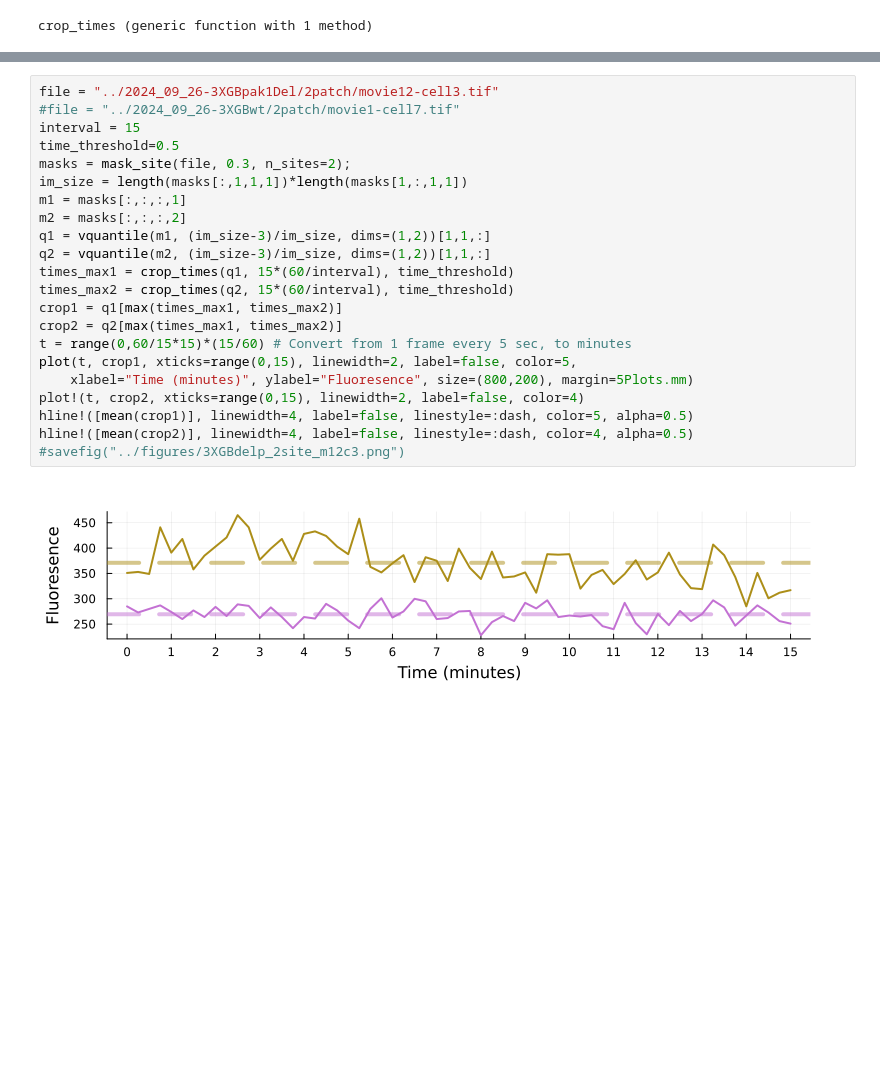
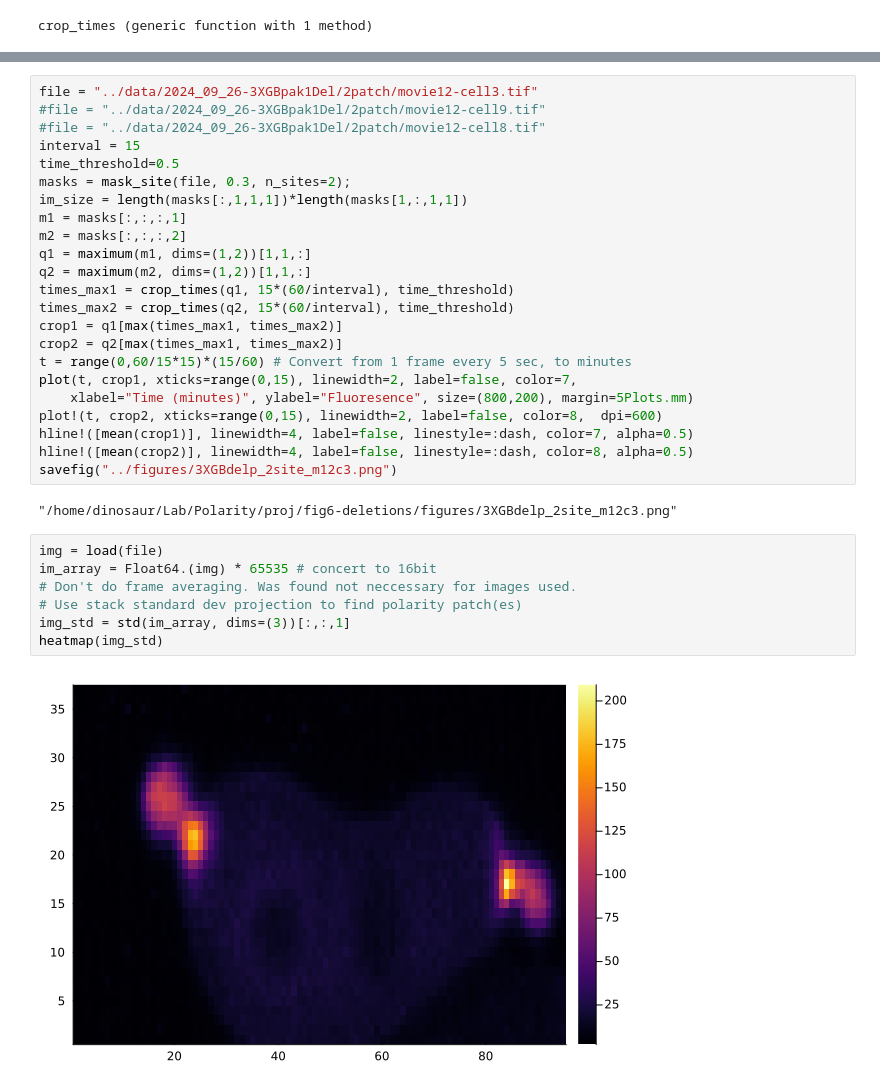
Before and after one commit to crockeraw/PolarityProject, a Jupyter notebook: proj/fig6-deletions/notebooks/Untitled-1.ipynb, the cells around one changed output, grey strips where cells are left out. Cells and saved outputs as stored; diff of their text form; blank space fills up the shorter version.

```diff
--- a/proj/fig6-deletions/notebooks/Untitled-1.ipynb
+++ b/proj/fig6-deletions/notebooks/Untitled-1.ipynb
@@ -75,24 +76,34 @@ hline!([mean(crop2)], linewidth=4, label=false, linestyle=:dash, color=2, alpha=
 # %%
-file = "../2024_09_26-3XGBpak1Del/2patch/movie12-cell3.tif"
-#file = "../2024_09_26-3XGBwt/2patch/movie1-cell7.tif"
+file = "../data/2024_09_26-3XGBpak1Del/2patch/movie12-cell3.tif"
+#file = "../data/2024_09_26-3XGBpak1Del/2patch/movie12-cell9.tif"
+#file = "../data/2024_09_26-3XGBpak1Del/2patch/movie12-cell8.tif"
 interval = 15
 time_threshold=0.5
 masks = mask_site(file, 0.3, n_sites=2);
 im_size = length(masks[:,1,1,1])*length(masks[1,:,1,1])
 m1 = masks[:,:,:,1]
 m2 = masks[:,:,:,2]
-q1 = vquantile(m1, (im_size-3)/im_size, dims=(1,2))[1,1,:]
-q2 = vquantile(m2, (im_size-3)/im_size, dims=(1,2))[1,1,:]
+q1 = maximum(m1, dims=(1,2))[1,1,:]
+q2 = maximum(m2, dims=(1,2))[1,1,:]
 times_max1 = crop_times(q1, 15*(60/interval), time_threshold)
 times_max2 = crop_times(q2, 15*(60/interval), time_threshold)
 crop1 = q1[max(times_max1, times_max2)]
 crop2 = q2[max(times_max1, times_max2)]
 t = range(0,60/15*15)*(15/60) # Convert from 1 frame every 5 sec, to minutes
-plot(t, crop1, xticks=range(0,15), linewidth=2, label=false, color=5,
+plot(t, crop1, xticks=range(0,15), linewidth=2, label=false, color=7,
     xlabel="Time (minutes)", ylabel="Fluoresence", size=(800,200), margin=5Plots.mm)
-plot!(t, crop2, xticks=range(0,15), linewidth=2, label=false, color=4)
-hline!([mean(crop1)], linewidth=4, label=false, linestyle=:dash, color=5, alpha=0.5)
-hline!([mean(crop2)], linewidth=4, label=false, linestyle=:dash, color=4, alpha=0.5)
-#savefig("../figures/3XGBdelp_2site_m12c3.png")
+plot!(t, crop2, xticks=range(0,15), linewidth=2, label=false, color=8,  dpi=600)
+hline!([mean(crop1)], linewidth=4, label=false, linestyle=:dash, color=7, alpha=0.5)
+hline!([mean(crop2)], linewidth=4, label=false, linestyle=:dash, color=8, alpha=0.5)
+savefig("../figures/3XGBdelp_2site_m12c3.png")
 # %% [output]
-[figure, removed]
+"/home/dinosaur/Lab/Polarity/proj/fig6-deletions/figures/3XGBdelp_2site_m12c3.png"
+# %%
+img = load(file)
+im_array = Float64.(img) * 65535 # concert to 16bit
+# Don't do frame averaging. Was found not neccessary for images used.
+# Use stack standard dev projection to find polarity patch(es)
+img_std = std(im_array, dims=(3))[:,:,1]
+heatmap(img_std)
+# %% [output]
+[figure, added]
```
Also changed, not shown: parts of 17 cells of this notebook, 4 other files.
